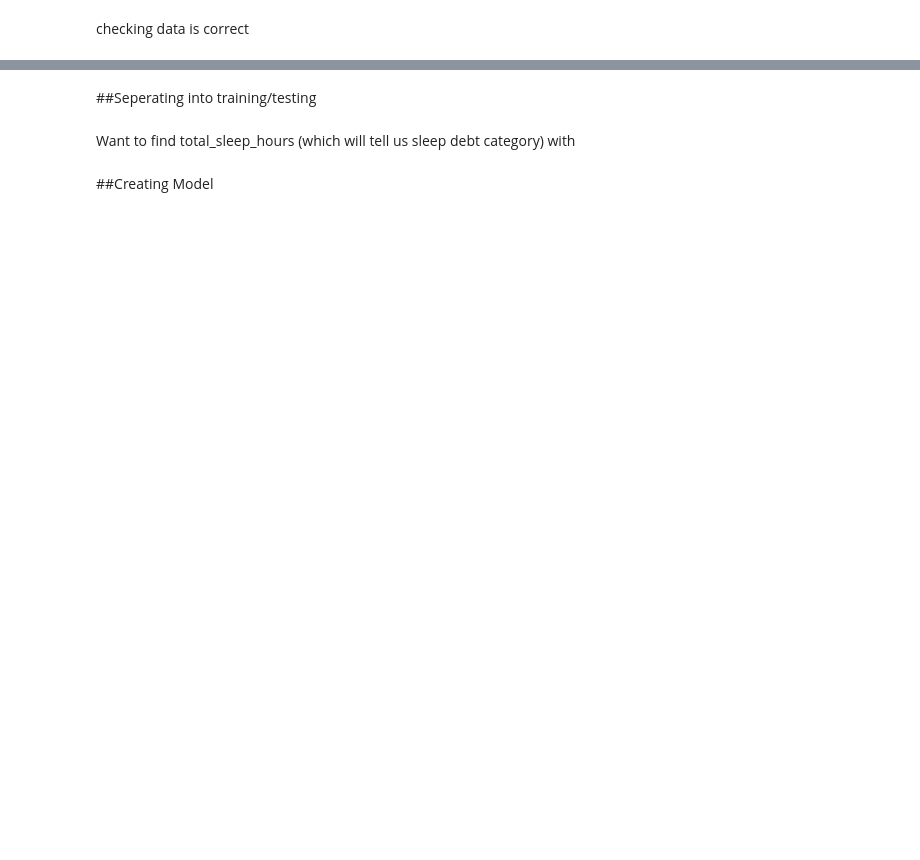
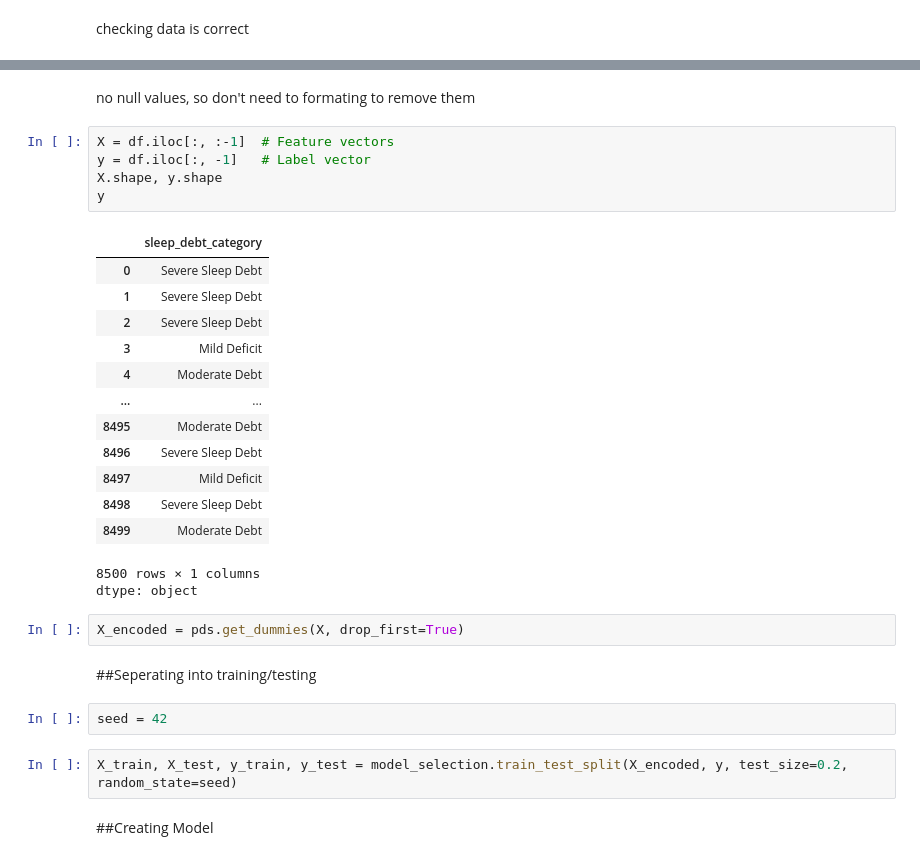
Before and after one commit to claramanolache/DeepLearning, a Jupyter notebook: Presentation_1DL.ipynb, the cells around one changed output, grey strips where cells are left out. Cells and saved outputs as stored; diff of their text form; blank space fills up the shorter version.

Commit message:
made model, need to check

```diff
--- a/Presentation_1DL.ipynb
+++ b/Presentation_1DL.ipynb
@@ -100,6 +141,32 @@ Index(['user_id', 'age', 'gender', 'occupation_type', 'chronotype',
+# %% [markdown]
+no null values, so don't need to formating to remove them
+# %%
+X = df.iloc[:, :-1]  # Feature vectors
+y = df.iloc[:, -1]   # Label vector
+X.shape, y.shape
+y
+# %% [output]
+|  | sleep_debt_category |
+| 0 | Severe Sleep Debt |
+| 1 | Severe Sleep Debt |
+| 2 | Severe Sleep Debt |
+| 3 | Mild Deficit |
+| 4 | Moderate Debt |
+| ... | ... |
+| 8495 | Moderate Debt |
+| 8496 | Severe Sleep Debt |
+| 8497 | Mild Deficit |
+| 8498 | Severe Sleep Debt |
+| 8499 | Moderate Debt |
+8500 rows × 1 columns
+dtype: object
+# %%
+X_encoded = pds.get_dummies(X, drop_first=True)
 # %% [markdown]
 ##Seperating into training/testing
-# %% [markdown]
-Want to find total_sleep_hours (which will tell us sleep debt category) with
+# %%
+seed = 42
+# %%
+X_train, X_test, y_train, y_test = model_selection.train_test_split(X_encoded, y, test_size=0.2, random_state=seed)
 # %% [markdown]
 ##Creating Model
```
Also changed, not shown: parts of 12 cells of this notebook.
